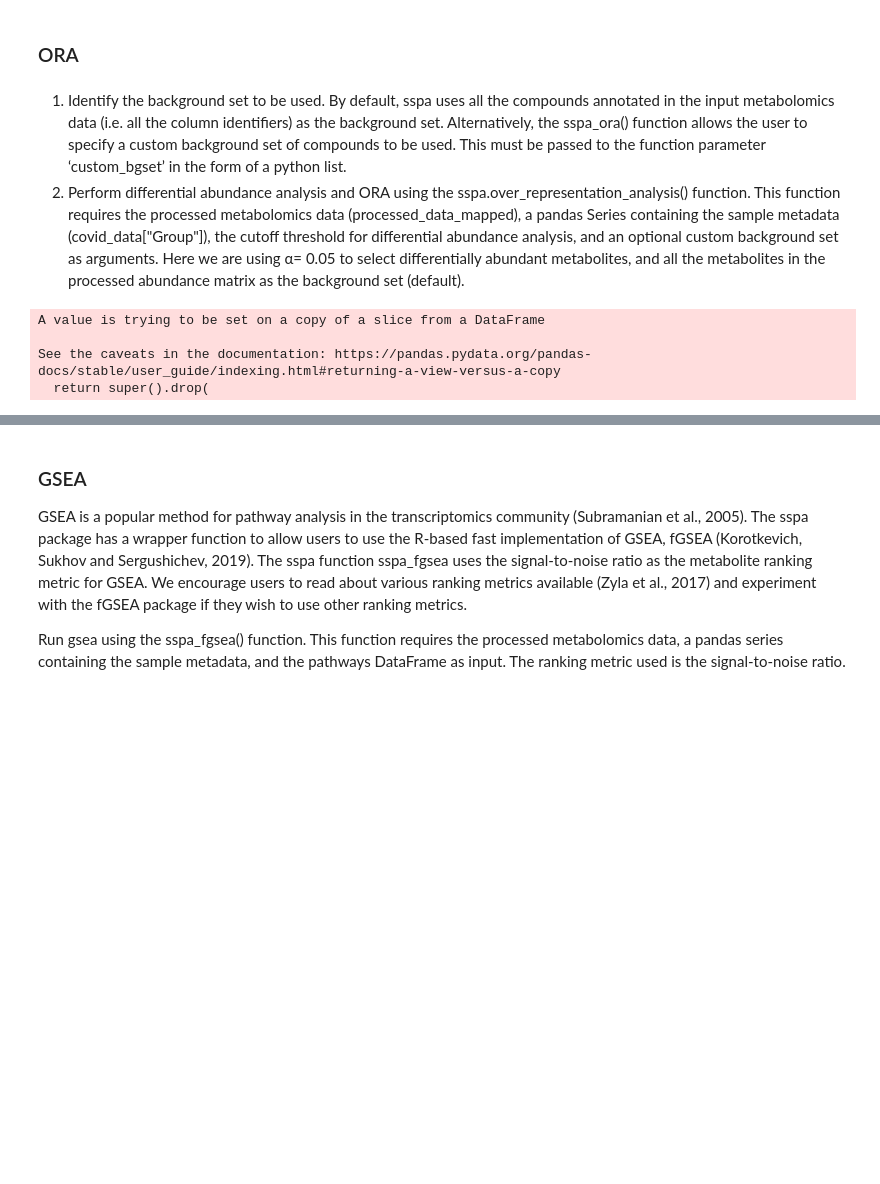
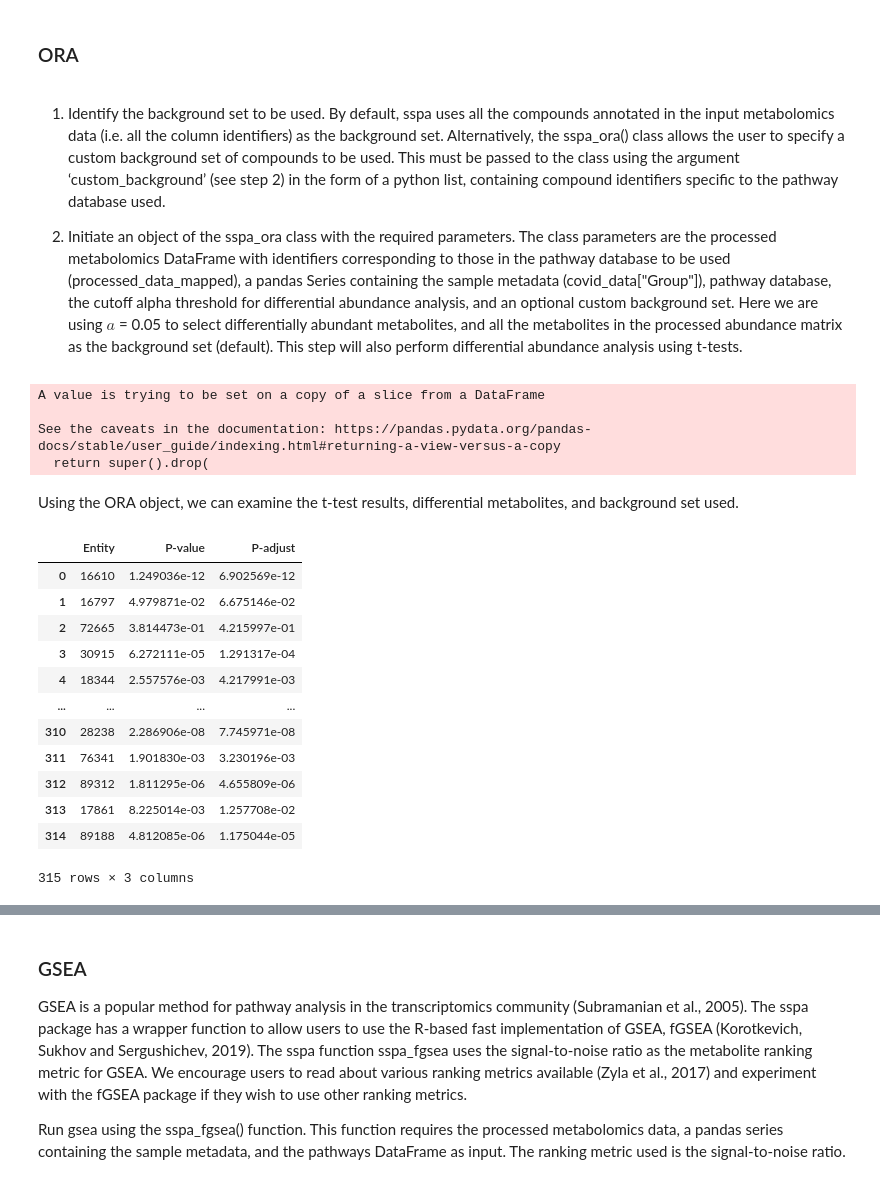
Before and after one commit to cwieder/py-ssPA, a Jupyter notebook: sspa_walkthrough.ipynb, the cells around one changed output, grey strips where cells are left out. Cells and saved outputs as stored; diff of their text form; code cells hidden in the pictures; blank space fills up the shorter version.

```diff
--- a/sspa_walkthrough.ipynb
+++ b/sspa_walkthrough.ipynb
@@ -211,6 +226,7 @@ reactome_mouse_latest_read
 # %% [markdown]
 ### ORA
 # %% [markdown]
-1. Identify the background set to be used. By default, sspa uses all the compounds annotated in the input metabolomics data (i.e. all the column identifiers) as the background set. Alternatively, the sspa_ora() function allows the user to specify a custom background set of compounds to be used. This must be passed to the function parameter ‘custom_bgset’ in the form of a python list.
-2. Perform differential abundance analysis and ORA using the sspa.over_representation_analysis() function. This function requires the processed metabolomics data (processed_data_mapped), a pandas Series containing the sample metadata (covid_data["Group"]), the cutoff threshold for differential abundance analysis, and an optional custom background set as arguments. Here we are using α= 0.05 to select differentially abundant metabolites, and all the metabolites in the processed abundance matrix as the background set (default).
+1. Identify the background set to be used. By default, sspa uses all the compounds annotated in the input metabolomics data (i.e. all the column identifiers) as the background set. Alternatively, the sspa_ora() class allows the user to specify a custom background set of compounds to be used. This must be passed to the class using the argument ‘custom_background’ (see step 2) in the form of a python list, containing compound identifiers specific to the pathway database used.
+
+2. Initiate an object of the sspa_ora class with the required parameters. The class parameters are the processed metabolomics DataFrame with identifiers corresponding to those in the pathway database to be used (processed_data_mapped), a pandas Series containing the sample metadata (covid_data["Group"]), pathway database, the cutoff alpha threshold for differential abundance analysis, and an optional custom background set. Here we are using $a$ = 0.05 to select differentially abundant metabolites, and all the metabolites in the processed abundance matrix as the background set (default).  This step will also perform differential abundance analysis using t-tests.
 # %%
@@ -220,3 +240,21 @@ A value is trying to be set on a copy of a slice from a DataFrame
 
 See the caveats in the documentation: https://pandas.pydata.org/pandas-docs/stable/user_guide/indexing.html#returning-a-view-versus-a-copy
   return super().drop(
+# %% [markdown]
+Using the ORA object, we can examine the t-test results, differential metabolites, and background set used.
+# %%
+ora.ttest_res
+# %% [output]
+|  | Entity | P-value | P-adjust |
+| 0 | 16610 | 1.249036e-12 | 6.902569e-12 |
+| 1 | 16797 | 4.979871e-02 | 6.675146e-02 |
+| 2 | 72665 | 3.814473e-01 | 4.215997e-01 |
+| 3 | 30915 | 6.272111e-05 | 1.291317e-04 |
+| 4 | 18344 | 2.557576e-03 | 4.217991e-03 |
+| ... | ... | ... | ... |
+| 310 | 28238 | 2.286906e-08 | 7.745971e-08 |
+| 311 | 76341 | 1.901830e-03 | 3.230196e-03 |
+| 312 | 89312 | 1.811295e-06 | 4.655809e-06 |
+| 313 | 17861 | 8.225014e-03 | 1.257708e-02 |
+| 314 | 89188 | 4.812085e-06 | 1.175044e-05 |
+315 rows × 3 columns
```
Also changed, not shown: parts of 8 cells of this notebook, 4 other files.
